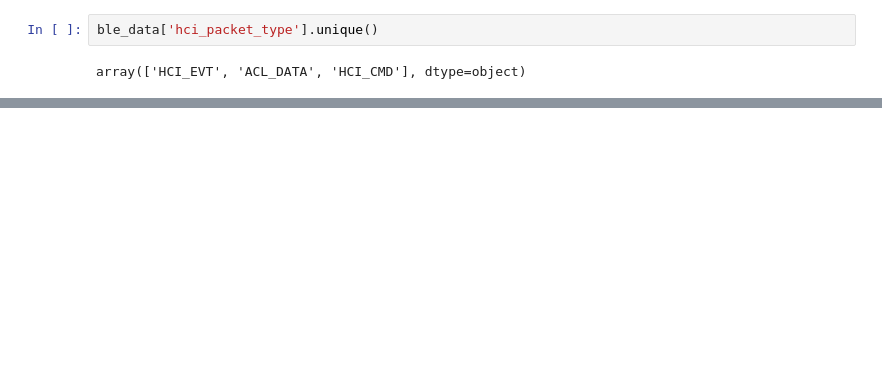
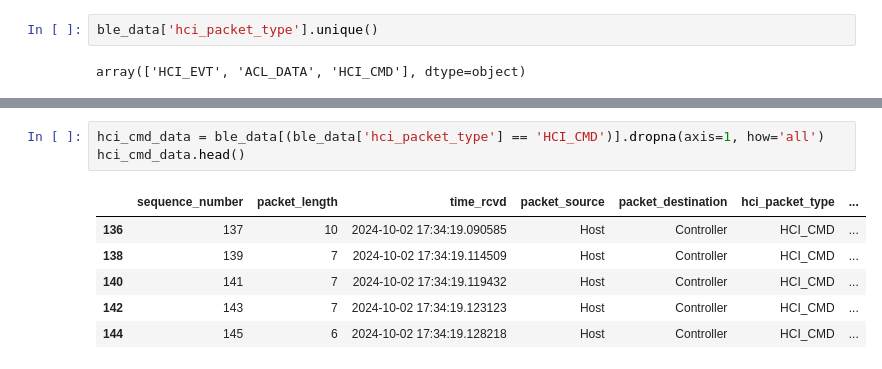
Before and after one commit to ashishmathew0297/Bluetooth-Snoop-Log-Tracker, a Jupyter notebook: src/btsnoop_sniffer.ipynb, the cells around one changed output, grey strips where cells are left out. Drawn from its saved outputs; the diff is of its cells as text; blank space fills up the shorter version.

```diff
--- a/src/btsnoop_sniffer.ipynb
+++ b/src/btsnoop_sniffer.ipynb
@@ -225,0 +227,10 @@ sco_data.head()
+# %%
+hci_cmd_data = ble_data[(ble_data['hci_packet_type'] == 'HCI_CMD')].dropna(axis=1, how='all')
+hci_cmd_data.head()
+# %% [output]
+|  | sequence_number | packet_length | time_rcvd | packet_source | packet_destination | hci_packet_type | ... |
+| 136 | 137 | 10 | 2024-10-02 17:34:19.090585 | Host | Controller | HCI_CMD | ... |
+| 138 | 139 | 7 | 2024-10-02 17:34:19.114509 | Host | Controller | HCI_CMD | ... |
+| 140 | 141 | 7 | 2024-10-02 17:34:19.119432 | Host | Controller | HCI_CMD | ... |
+| 142 | 143 | 7 | 2024-10-02 17:34:19.123123 | Host | Controller | HCI_CMD | ... |
+| 144 | 145 | 6 | 2024-10-02 17:34:19.128218 | Host | Controller | HCI_CMD | ... |
```
Also changed, not shown: parts of 10 cells of this notebook, 4 other files.
